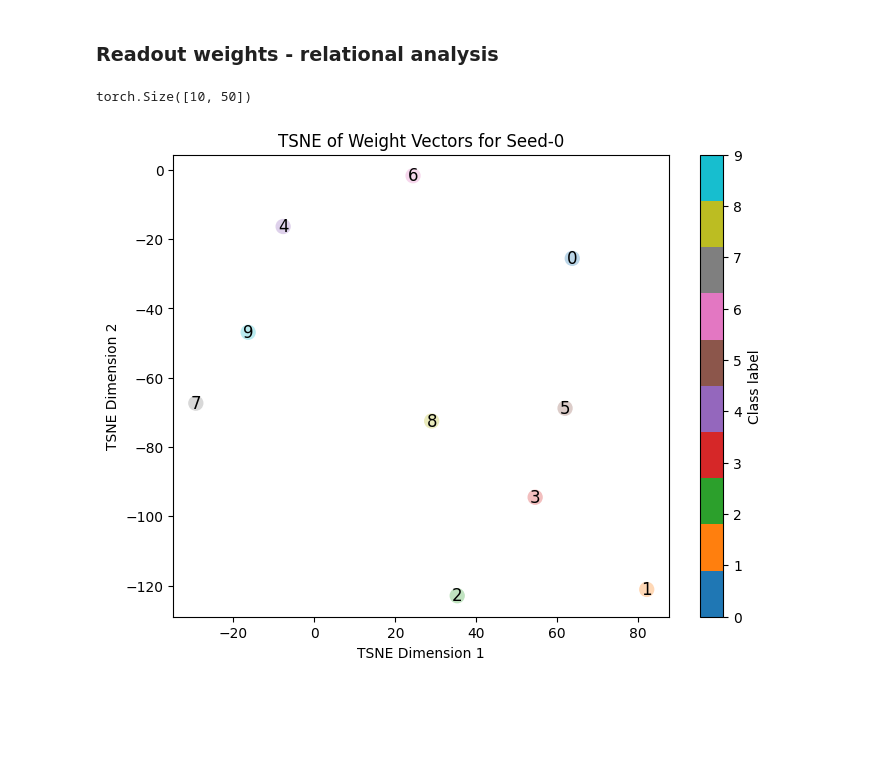
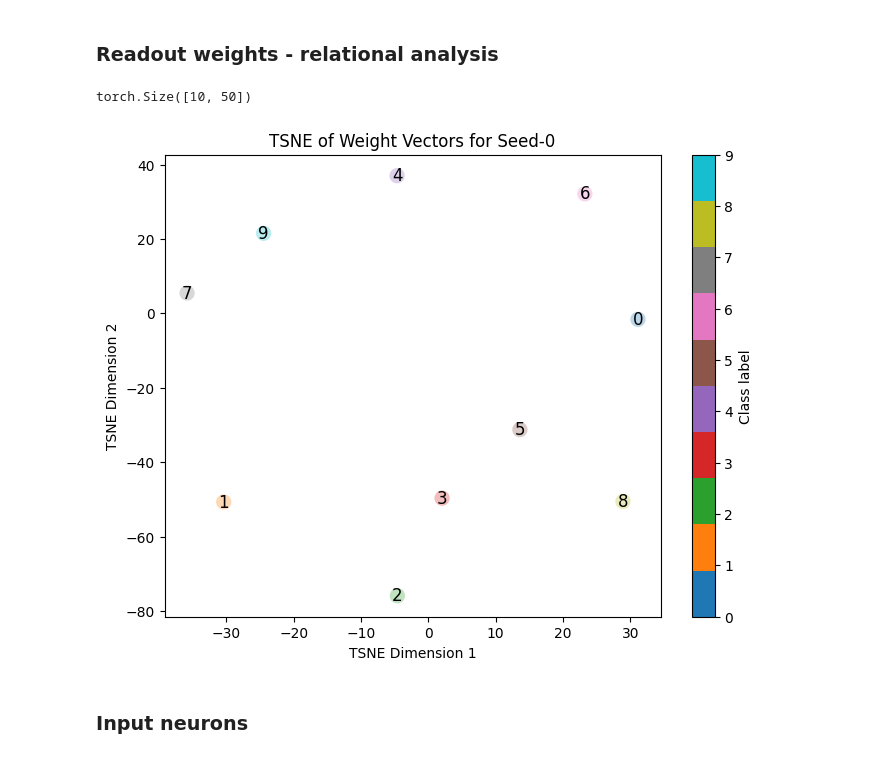
Before and after one commit to entropicbloom/intentionality, a Jupyter notebook: underlying/underlying_model_weights_analysis.ipynb, the cells around one changed output. Saved outputs shown, nothing was run; the diff lists cells and outputs as text; code cells hidden in the pictures; blank space fills up the shorter version.

```diff
--- a/underlying/underlying_model_weights_analysis.ipynb
+++ b/underlying/underlying_model_weights_analysis.ipynb
@@ -17,8 +17,10 @@ untrained_string = '-untrained' if untrained else ''
 
 # Collect weights from all seeds and analyze their distribution
 all_weights = []
+models = []
 for seed in range(100):
-    model = torch.load(f'saved_models/{model_type}-{dataset_type}{untrained_string}/seed-{seed}')
+    model = torch.load(f'saved_models/{model_type}-{dataset_type}{untrained_string}-hidden_dim_[50,50]/seed-{seed}')
+    models.append(model)
     weights = model['layers.2.weight'].cpu().detach()
     all_weights.append(weights.numpy().flatten())
 
@@ -53,0 +137,35 @@ Max of weights: 0.1414
+# %%
+# Set parameters
+hidden_dim = [50, 50]
+dataset_type = "mnist"
+num_seeds = 10
+
+# Dictionary to store results for each model
+results = {
+    "untrained": [],
+    "fully_connected": [],
+    "fully_connected_dropout": []
+}
+
+# Run evaluation for each model across seeds
+for seed in range(num_seeds):
+    print(f"Evaluating seed {seed}...")
+
+    # Untrained model
+    print("untrained")
+    accuracy = test_model("fully_connected", dataset_type, seed, "-untrained", hidden_dim)
+    results["untrained"].append(accuracy)
+
+    # Fully connected model
+    print("fully_connected")
+    accuracy = test_model("fully_connected", dataset_type, seed, "", hidden_dim)
+    results["fully_connected"].append(accuracy)
+
+    # Fully connected with dropout
+    print("fully_connected_dropout")
+    accuracy = test_model("fully_connected_dropout", dataset_type, seed, "", hidden_dim)
+    results["fully_connected_dropout"].append(accuracy)
+
+# Calculate means and standard deviations
+means = {model: np.mean(accs) for model, accs in results.items()}
+stds = {model: np.std(accs) for model, accs in results.items()}
@@ -61,7 +230,7 @@ untrained = False
 untrained_string = 'untrained' if untrained else ''
 n_seeds_to_plot = 1
 for seed in range(n_seeds_to_plot):
-    model = torch.load(f'saved_models/{model_type}-{dataset_type}{untrained_string}/seed-{seed}')
+    model = torch.load(f'saved_models/{model_type}-{dataset_type}{untrained_string}-hidden_dim_[50,50]/seed-{seed}')
     weights = model['layers.2.weight'].cpu().detach()
 
     print(weights.shape)
@@ -73,31 +242,33 @@ for seed in range(n_seeds_to_plot):
     num_displayed_dots = 10  # assuming we have exactly 10 classes
     classes = list(range(num_displayed_dots))  # class labels 0 to 9
 
     plt.figure(figsize=(8, 6))
     # Use a discrete colormap (tab10) so that each class gets a unique color.
     scatter = plt.scatter(weights_reduced[:num_displayed_dots, 0],
                           weights_reduced[:num_displayed_dots, 1],
                           c=classes, cmap='tab10', s=100)
 
     # Add a colorbar with class ticks (optional)
     cbar = plt.colorbar(scatter, ticks=classes)
     cbar.set_label('Class label')
 
     # Annotate each point with its class label.
     for i, cls in enumerate(classes):
         plt.text(weights_reduced[i, 0],
                  weights_reduced[i, 1],
                  str(cls),
                  fontsize=12,
                  ha='center',
                  va='center',
                  color='black',
                  bbox=dict(facecolor='white', edgecolor='none', alpha=0.7))
 
     plt.title(f'TSNE of Weight Vectors for Seed-{seed}')
     plt.xlabel('TSNE Dimension 1')
     plt.ylabel('TSNE Dimension 2')
     plt.show()
 # %% [output]
 torch.Size([10, 50])
-[figure, old version]
+[figure, new version]
+# %% [markdown]
+### Input neurons
```
Also changed, not shown: parts of 8 cells of this notebook.
